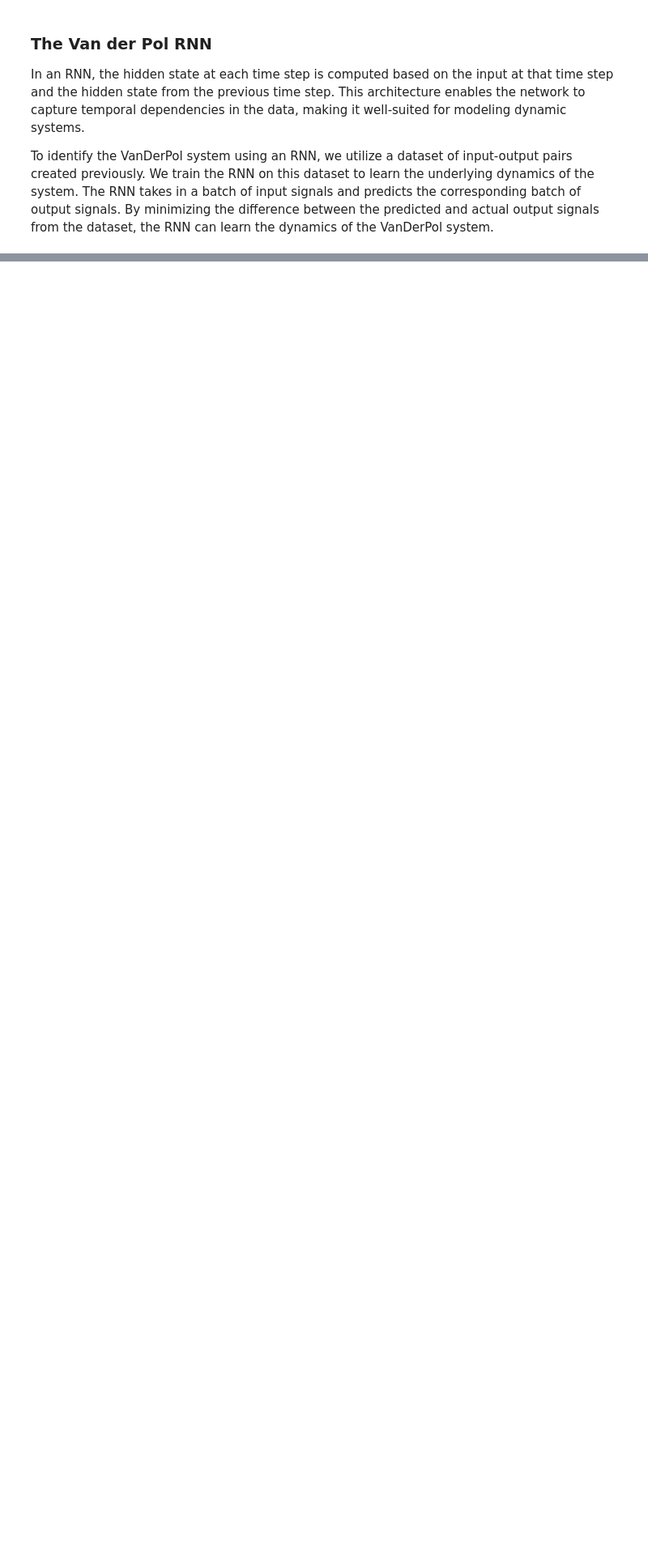
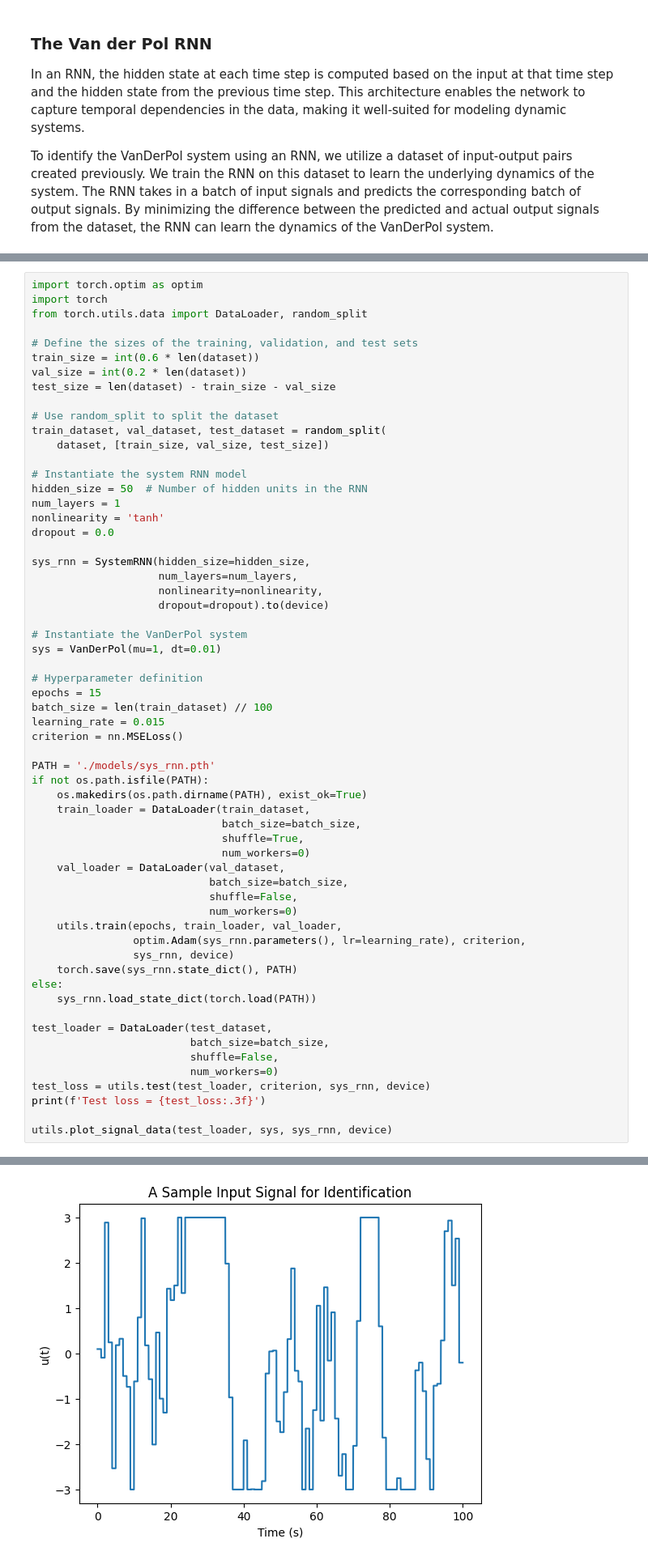
Before and after one commit to fernand0labra/ltu-D7047E-project, a Jupyter notebook: project.ipynb, the cells around one changed output, grey strips where cells are left out. Shown at 81% size. Drawn from its saved outputs; the diff is of its cells as text; blank space fills up the shorter version.

Commit message:
Implements system RNN. Unsatisfactory results...

```diff
--- a/project.ipynb
+++ b/project.ipynb
@@ -403,0 +354,61 @@ Average MSE of the network on the 1000 signal points: 0.116
+# %%
+import torch.optim as optim
+import torch
+from torch.utils.data import DataLoader, random_split
+
+# Define the sizes of the training, validation, and test sets
+train_size = int(0.6 * len(dataset))
+val_size = int(0.2 * len(dataset))
+test_size = len(dataset) - train_size - val_size
+
+# Use random_split to split the dataset
+train_dataset, val_dataset, test_dataset = random_split(
+    dataset, [train_size, val_size, test_size])
+
+# Instantiate the system RNN model
+hidden_size = 50  # Number of hidden units in the RNN
+num_layers = 1
+nonlinearity = 'tanh'
+dropout = 0.0
+
+sys_rnn = SystemRNN(hidden_size=hidden_size,
+                    num_layers=num_layers,
+                    nonlinearity=nonlinearity,
+                    dropout=dropout).to(device)
+
+# Instantiate the VanDerPol system
+sys = VanDerPol(mu=1, dt=0.01)
+
+# Hyperparameter definition
+epochs = 15
+batch_size = len(train_dataset) // 100
+learning_rate = 0.015
+criterion = nn.MSELoss()
+
+PATH = './models/sys_rnn.pth'
+if not os.path.isfile(PATH):
+    os.makedirs(os.path.dirname(PATH), exist_ok=True)
+    train_loader = DataLoader(train_dataset,
+                              batch_size=batch_size,
+                              shuffle=True,
+                              num_workers=0)
+    val_loader = DataLoader(val_dataset,
+                            batch_size=batch_size,
+                            shuffle=False,
+                            num_workers=0)
+    utils.train(epochs, train_loader, val_loader,
+                optim.Adam(sys_rnn.parameters(), lr=learning_rate), criterion,
+                sys_rnn, device)
+    torch.save(sys_rnn.state_dict(), PATH)
+else:
+    sys_rnn.load_state_dict(torch.load(PATH))
+
+test_loader = DataLoader(test_dataset,
+                         batch_size=batch_size,
+                         shuffle=False,
+                         num_workers=0)
+test_loss = utils.test(test_loader, criterion, sys_rnn, device)
+print(f'Test loss = {test_loss:.3f}')
+
+utils.plot_signal_data(test_loader, sys, sys_rnn, device)
+# %% [output]
@@ -403,0 +416 @@ Average MSE of the network on the 1000 signal points: 0.116
+[figure, added]
```
Also changed, not shown: parts of 7 cells of this notebook, 2 other files.
